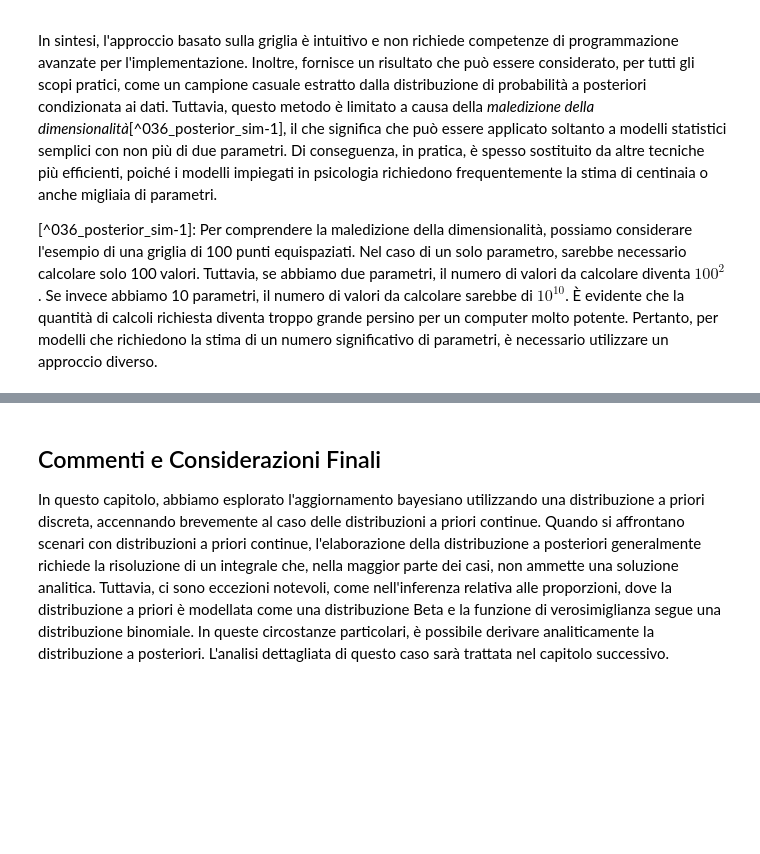
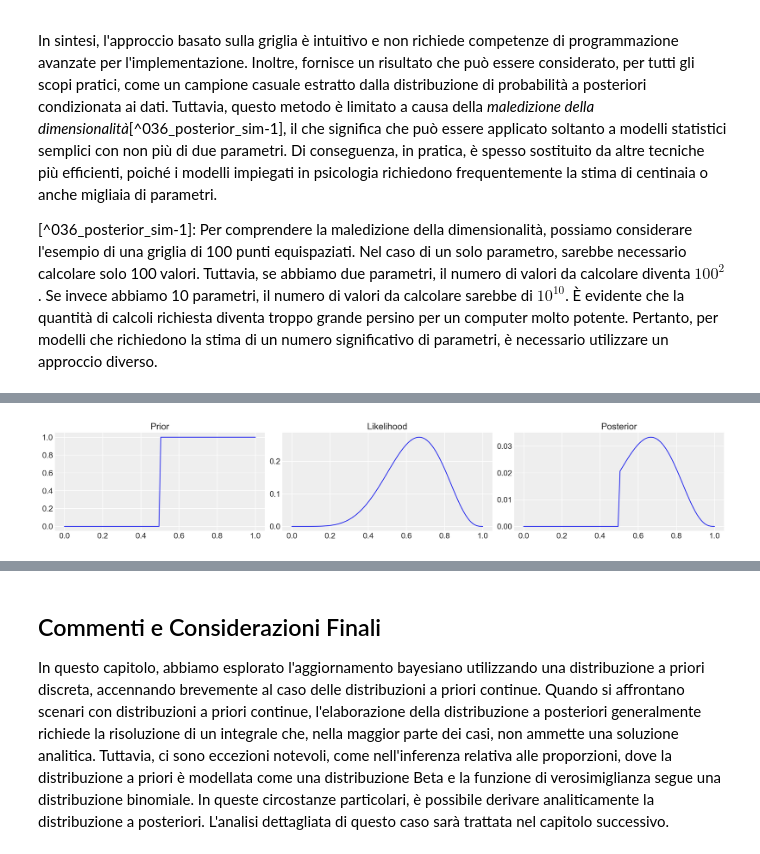
Before and after one commit to ccaudek/psicometria, a Jupyter notebook: chapters/bayesian_inference/02_subj_prop.ipynb, the cells around one changed output, grey strips where cells are left out. Drawn from its saved outputs; the diff is of its cells as text; code cells hidden in the pictures; blank space fills up the shorter version.

```diff
--- a/chapters/bayesian_inference/02_subj_prop.ipynb
+++ b/chapters/bayesian_inference/02_subj_prop.ipynb
@@ -463,0 +516,5 @@ In sintesi, l'approccio basato sulla griglia è intuitivo e non richiede compete
+# %%
+prior2 = (p_grid >= 0.5).astype(int)
+posterior2 = computePosterior(likelihood, prior2)
+# %% [output]
+[figure, added]
```
Also changed, not shown: parts of 31 cells of this notebook, 15 other files.
